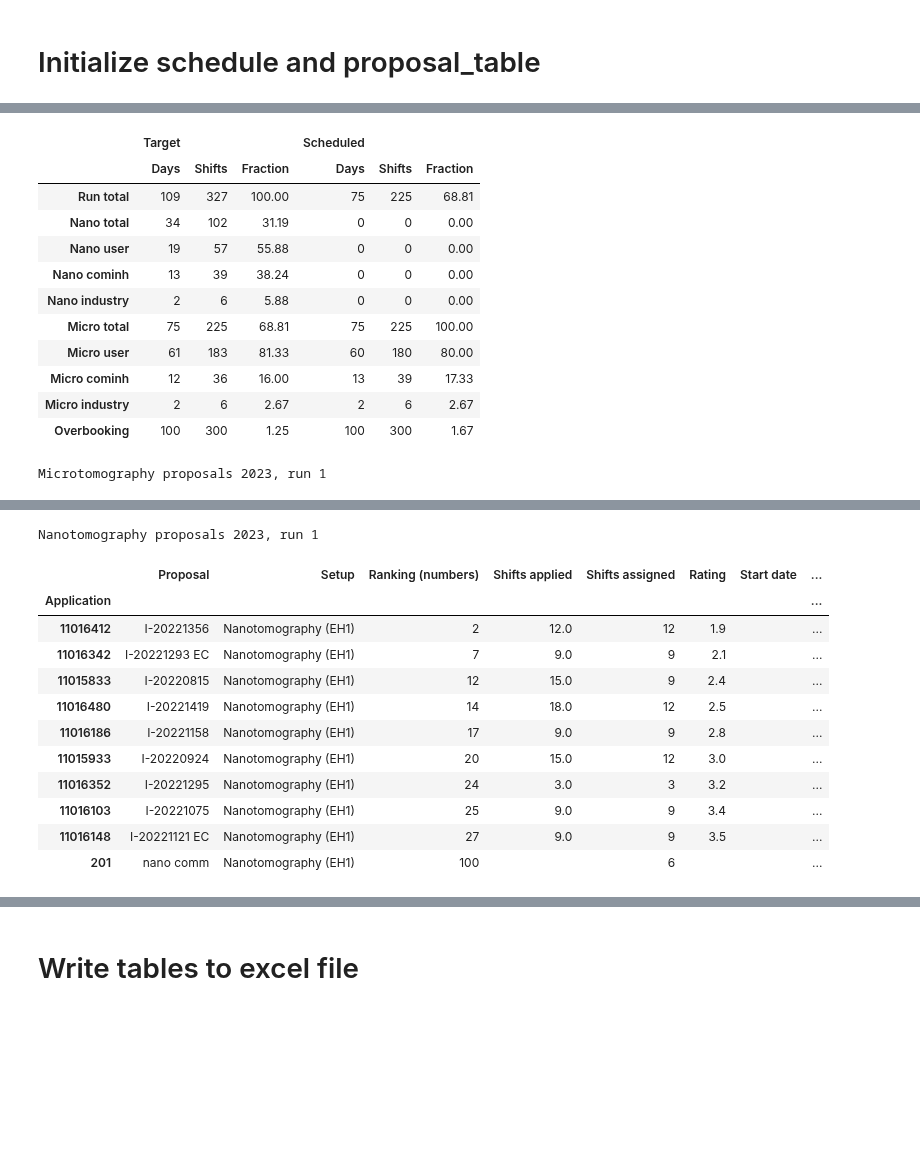
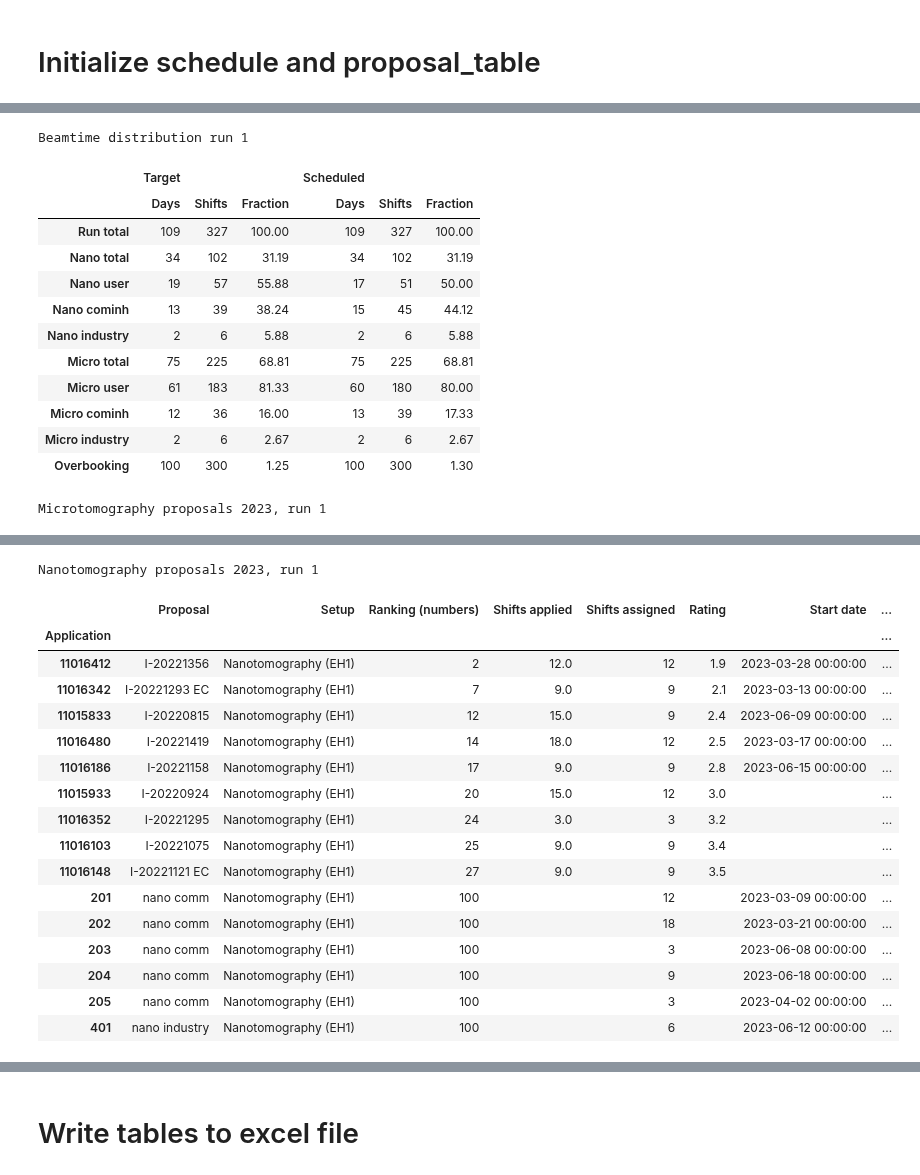
Before and after one commit to feinfinger/p05_scheduler, a Jupyter notebook: 2023_p05_schedule.ipynb, the cells around one changed output, grey strips where cells are left out. Drawn from its saved outputs; the diff is of its cells as text; code cells hidden in the pictures; blank space fills up the shorter version.

```diff
--- a/2023_p05_schedule.ipynb
+++ b/2023_p05_schedule.ipynb
@@ -875,7 +875,9 @@ class proposals:
             currdate = start_date+dt.timedelta(days=day)
             if type(pd.isna(self.table.loc[appid, "Unacceptable list"])) is not bool:
                 if currdate in self.table.loc[appid, 'Unacceptable list']:
-                    print("WARNING: {}: Applications {} is in the unacceptable time range.".format(currdate, int(appid)))
+                    leader = self.table.loc[appid, "Leader"]
+                    pi = self.table.loc[ appid, "PI"]
+                    print("WARNING: {}: Application {} ({} / {}) is in the unacceptable time range.".format(currdate.strftime("%Y-%b-%d"), int(appid), leader, pi))
 
     def _color_cutoff_micro(self, appid):
         micro = self.table[self.table['Setup'].str.contains('Microtomography')]
@@ -965,6 +967,8 @@ pro_run1.load_rating(rating_table_path_run1, sheet_name="final", proposal_column
 pro_run1.modify_beamtime_distribution(nano_total=34, nano_user=0.6, nano_industry_days=2, micro_user=0.84)
 
 # Add commissioning, inhouse, industry etc
+pro_run1.add_beamtime(11013127, proposal='I-20211523 EC', setup='micro', leader="Sket", pi="Sket", title='Grain boundary study in hexagonal microstructures by X-ray radiography and tomography during directional solidification', shifts=9, ranking=-1)
+pro_run1.add_beamtime(1000, proposal='BAG-20220731 EC', setup='micro', title='Evolutionary, taphonomic and palaeoecological study of resin-embedded organisms', shifts=3, leader="Delclos", pi="Peris", ranking=-1)
 pro_run1.add_beamtime(101, proposal='micro comm', setup='micro', title='micro commissioning', shifts=6)
 pro_run1.add_beamtime(102, proposal='micro comm', setup='micro', title='micro commissioning', shifts=9)
 pro_run1.add_beamtime(103, proposal='micro comm', setup='micro', title='micro commissioning', shifts=3)
@@ -972,14 +976,17 @@ pro_run1.add_beamtime(104, proposal='micro comm', setup='micro', title='micro co
 pro_run1.add_beamtime(105, proposal='micro comm', setup='micro', title='micro commissioning', shifts=6)
 pro_run1.add_beamtime(106, proposal='micro comm', setup='micro', title='micro commissioning', shifts=6)
 pro_run1.add_beamtime(107, proposal='micro comm', setup='micro', title='micro commissioning', shifts=6)
-
 pro_run1.add_beamtime(301, proposal='micro industry', setup='micro', title='micro industry', shifts=3)
 pro_run1.add_beamtime(302, proposal='micro industry', setup='micro', title='micro industry', shifts=3)
 
-pro_run1.add_beamtime(1000, proposal='BAG-20220731 EC', setup='micro', title='Evolutionary, taphonomic and palaeoecological study of resin-embedded organisms', shifts=3, leader="Delclos", pi="Peris", ranking=-1)
+pro_run1.add_beamtime(201, proposal='nano comm', setup='nano', title='nano commissioning', shifts=12)
+pro_run1.add_beamtime(202, proposal='nano comm', setup='nano', title='nano commissioning', shifts=18)
+pro_run1.add_beamtime(203, proposal='nano comm', setup='nano', title='nano commissioning', shifts=3)
+pro_run1.add_beamtime(204, proposal='nano comm', setup='nano', title='nano commissioning', shifts=9)
+pro_run1.add_beamtime(205, proposal='nano comm', setup='nano', title='nano commissioning', shifts=3)
+pro_run1.add_beamtime(401, proposal='nano industry', setup='nano', title='nano industry', shifts=6)
 
-pro_run1.add_beamtime(201, proposal='nano comm', setup='nano', title='nano commissioning', shifts=6)
-pro_run1.add_beamtime(11013127, proposal='I-20211523 EC', setup='micro', leader="Sket", pi="Sket", title='Grain boundary study in hexagonal microstructures by X-ray radiography and tomography during directional solidification', shifts=9, ranking=-1)
+
 
 # Modify unaceptables
 pro_run1.modify_unacceptables(11016412, None)
@@ -992,7 +999,7 @@ pro_run1.convert_unacceptables(verbose=False)
 
 # This next command is only needed once to prepare the assignment of proposals
 # Copy the output of this command below
-# pro_run1.print_assign_commands(instance_name="pro_run1")
+#ro_run1.print_assign_commands(instance_name="pro_run1")
 
 # Assign local contact, start date, shifts and comment to appilcations
 
@@ -1030,21 +1037,26 @@ pro_run1.assign(104, local_contact="", start_date=dt.datetime(2023, 7, 13))  # 3
 pro_run1.assign(105, local_contact="", start_date=dt.datetime(2023, 5, 8))  # 6 shifts -- Rank 100, None / None, Microtomography (EH2)
 pro_run1.assign(106, local_contact="", start_date=dt.datetime(2023, 6, 26))  # 6 shifts -- Rank 100, None / None, Microtomography (EH2)
 pro_run1.assign(107, local_contact="", start_date=dt.datetime(2023, 7, 10))  # 6 shifts -- Rank 100, None / None, Microtomography (EH2)
-pro_run1.assign(301, local_contact="", start_date=dt.datetime(2023, 6, 1))  # 3 shifts -- Rank 100, None / None, Microtomography (EH2)
-pro_run1.assign(302, local_contact="", start_date=dt.datetime(2023, 7, 3))  # 3 shifts -- Rank 100, None / None, Microtomography (EH2)
+pro_run1.assign(301, local_contact="FW", start_date=dt.datetime(2023, 6, 1))  # 3 shifts -- Rank 100, None / None, Microtomography (EH2)
+pro_run1.assign(302, local_contact="JH", start_date=dt.datetime(2023, 7, 3))  # 3 shifts -- Rank 100, None / None, Microtomography (EH2)
 
 # Nanotomography
 ################
-#  pro_run1.assign(11016412, local_contact="XX", start_date=dt.datetime(2023, 6, 8))  # 12 shifts -- Rank 2, Hesse / Hesse, Nanotomography (EH1)
-#  pro_run1.assign(11016342, local_contact="XX", start_date=dt.datetime(2023, 1, 1))  # 9 shifts -- Rank 7, Zippo / Zippo, Nanotomography (EH1)
-#  pro_run1.assign(11015833, local_contact="XX", start_date=dt.datetime(2023, 1, 1))  # 9 shifts -- Rank 12, Konchakova / Konchakova, Nanotomography (EH1)
-#  pro_run1.assign(11016480, local_contact="XX", start_date=dt.datetime(2023, 1, 1))  # 12 shifts -- Rank 14, Greving / Herzen, Nanotomography (EH1)
-#  pro_run1.assign(11016186, local_contact="XX", start_date=dt.datetime(2023, 1, 1))  # 9 shifts -- Rank 17, Tolnai / Tolnai, Nanotomography (EH1)
+pro_run1.assign(11016412, local_contact="SF", start_date=dt.datetime(2023, 3, 28))  # 12 shifts -- Rank 2, Hesse / Hesse, Nanotomography (EH1)
+pro_run1.assign(11016342, local_contact="IG", start_date=dt.datetime(2023, 3, 13))  # 9 shifts -- Rank 7, Zippo / Zippo, Nanotomography (EH1)
+pro_run1.assign(11015833, local_contact="IG", start_date=dt.datetime(2023, 6, 9))  # 9 shifts -- Rank 12, Konchakova / Konchakova, Nanotomography (EH1)
+pro_run1.assign(11016480, local_contact="SF", start_date=dt.datetime(2023, 3, 17))  # 12 shifts -- Rank 14, Greving / Herzen, Nanotomography (EH1)
+pro_run1.assign(11016186, local_contact="IG", start_date=dt.datetime(2023, 6, 15))  # 9 shifts -- Rank 17, Tolnai / Tolnai, Nanotomography (EH1)
 #  pro_run1.assign(11015933, local_contact="XX", start_date=dt.datetime(2023, 1, 1))  # 12 shifts -- Rank 20, Ni / Ni, Nanotomography (EH1)
 #  pro_run1.assign(11016352, local_contact="XX", start_date=dt.datetime(2023, 1, 1))  # 3 shifts -- Rank 24, Oliveira / Oliveira, Nanotomography (EH1)
 #  pro_run1.assign(11016103, local_contact="XX", start_date=dt.datetime(2023, 1, 1))  # 9 shifts -- Rank 25, Zeng / Xu, Nanotomography (EH1)
 #  pro_run1.assign(11016148, local_contact="XX", start_date=dt.datetime(2023, 1, 1))  # 9 shifts -- Rank 27, Soederberg / Gordeyeva, Nanotomography (EH1)
-#  pro_run1.assign(201, local_contact="XX", start_date=dt.datetime(2023, 1, 1))  # 6 shifts -- Rank 100, None / None, Nanotomography (EH1)
+pro_run1.assign(201, local_contact="", start_date=dt.datetime(2023, 3, 9))  # 12 shifts -- Rank 100, None / None, Nanotomography (EH1)
+pro_run1.assign(202, local_contact="", start_date=dt.datetime(2023, 3, 21))  # 15 shifts -- Rank 100, None / None, Nanotomography (EH1)
+pro_run1.assign(203, local_contact="", start_date=dt.datetime(2023, 6, 8))  # 3 shifts -- Rank 100, None / None, Nanotomography (EH1)
+pro_run1.assign(204, local_contact="", start_date=dt.datetime(2023, 6, 18))  # 9 shifts -- Rank 100, None / None, Nanotomography (EH1)
+pro_run1.assign(205, local_contact="XX", start_date=dt.datetime(2023, 4, 2))  # 3 shifts -- Rank 100, None / None, Nanotomography (EH1)
+pro_run1.assign(401, local_contact="IG", start_date=dt.datetime(2023, 6, 12))  # 2 shifts -- Rank 100, None / None, Nanotomography (EH1)
 
 pro_run1._update_beamtime_distribution()
 
@@ -1055,47 +1068,53 @@ Beamtime distribution run 1
+Beamtime distribution run 1
 |  | Target |  |  | Scheduled |  |  |
 |  | Days | Shifts | Fraction | Days | Shifts | Fraction |
-| Run total | 109 | 327 | 100.00 | 75 | 225 | 68.81 |
-| Nano total | 34 | 102 | 31.19 | 0 | 0 | 0.00 |
-| Nano user | 19 | 57 | 55.88 | 0 | 0 | 0.00 |
-| Nano cominh | 13 | 39 | 38.24 | 0 | 0 | 0.00 |
-| Nano industry | 2 | 6 | 5.88 | 0 | 0 | 0.00 |
-| Micro total | 75 | 225 | 68.81 | 75 | 225 | 100.00 |
+| Run total | 109 | 327 | 100.00 | 109 | 327 | 100.00 |
+| Nano total | 34 | 102 | 31.19 | 34 | 102 | 31.19 |
+| Nano user | 19 | 57 | 55.88 | 17 | 51 | 50.00 |
+| Nano cominh | 13 | 39 | 38.24 | 15 | 45 | 44.12 |
+| Nano industry | 2 | 6 | 5.88 | 2 | 6 | 5.88 |
+| Micro total | 75 | 225 | 68.81 | 75 | 225 | 68.81 |
 | Micro user | 61 | 183 | 81.33 | 60 | 180 | 80.00 |
 | Micro cominh | 12 | 36 | 16.00 | 13 | 39 | 17.33 |
 | Micro industry | 2 | 6 | 2.67 | 2 | 6 | 2.67 |
-| Overbooking | 100 | 300 | 1.25 | 100 | 300 | 1.67 |
+| Overbooking | 100 | 300 | 1.25 | 100 | 300 | 1.30 |
-Microtomography proposals 2023, run 1
+Microtomography proposals 2023, run 1
 |  | Proposal | Setup | Ranking (numbers) | Shifts applied | Shifts assigned | Rating | Start date | ... |
 | Application |  |  |  |  |  |  |  | ... |
 | 11016664 | BAG-20210019 | Microtomography (EH2) | -1 | 6.0 | 72 |  | 2023-04-28 00:00:00 | ... |
 | 11016663 | BAG-20210019 | Microtomography (EH2) | -1 | 12.0 | 72 |  | 2023-06-05 00:00:00 | ... |
 | 11016666 | BAG-20211054 | Microtomography (EH2) | -1 | 6.0 | 72 |  | 2023-02-27 00:00:00 | ... |
 | 11016665 | BAG-20211054 | Microtomography (EH2) | -1 | 12.0 | 72 |  | 2023-02-24 00:00:00 | ... |
 | 11016668 | BAG-20211055 | Microtomography (EH2) | -1 | 6.0 | 72 |  | 2023-04-17 00:00:00 | ... |
 | 11016667 | BAG-20211055 | Microtomography (EH2) | -1 | 12.0 | 72 |  | 2023-04-21 00:00:00 | ... |
 | 1000 | BAG-20220731 EC | Microtomography (EH2) | -1 |  | 3 |  | 2023-06-29 00:00:00 | ... |
 | 11013127 | I-20211523 EC | Microtomography (EH2) | -1 |  | 9 |  | 2023-06-02 00:00:00 | ... |
 | 11016379 | I-20221317 | Microtomography (EH2) | -1 | 6.0 | 6 |  | 2023-05-02 00:00:00 | ... |
 | 11016060 | I-20221037 | Microtomography (EH2) | 1 | 9.0 | 9 | 1.6 | 2023-05-05 00:00:00 | ... |
 | ... | ... | ... | ... | ... | ... | ... | ... | ... |
 | 105 | micro comm | Microtomography (EH2) | 100 |  | 6 |  | 2023-05-08 00:00:00 | ... |
 | 106 | micro comm | Microtomography (EH2) | 100 |  | 6 |  | 2023-06-26 00:00:00 | ... |
 | 107 | micro comm | Microtomography (EH2) | 100 |  | 6 |  | 2023-07-10 00:00:00 | ... |
 | 301 | micro industry | Microtomography (EH2) | 100 |  | 3 |  | 2023-06-01 00:00:00 | ... |
 | 302 | micro industry | Microtomography (EH2) | 100 |  | 3 |  | 2023-07-03 00:00:00 | ... |
-Nanotomography proposals 2023, run 1
+Nanotomography proposals 2023, run 1
 |  | Proposal | Setup | Ranking (numbers) | Shifts applied | Shifts assigned | Rating | Start date | ... |
 | Application |  |  |  |  |  |  |  | ... |
-| 11016412 | I-20221356 | Nanotomography (EH1) | 2 | 12.0 | 12 | 1.9 |  | ... |
-| 11016342 | I-20221293 EC | Nanotomography (EH1) | 7 | 9.0 | 9 | 2.1 |  | ... |
-| 11015833 | I-20220815 | Nanotomography (EH1) | 12 | 15.0 | 9 | 2.4 |  | ... |
-| 11016480 | I-20221419 | Nanotomography (EH1) | 14 | 18.0 | 12 | 2.5 |  | ... |
-| 11016186 | I-20221158 | Nanotomography (EH1) | 17 | 9.0 | 9 | 2.8 |  | ... |
+| 11016412 | I-20221356 | Nanotomography (EH1) | 2 | 12.0 | 12 | 1.9 | 2023-03-28 00:00:00 | ... |
+| 11016342 | I-20221293 EC | Nanotomography (EH1) | 7 | 9.0 | 9 | 2.1 | 2023-03-13 00:00:00 | ... |
+| 11015833 | I-20220815 | Nanotomography (EH1) | 12 | 15.0 | 9 | 2.4 | 2023-06-09 00:00:00 | ... |
+| 11016480 | I-20221419 | Nanotomography (EH1) | 14 | 18.0 | 12 | 2.5 | 2023-03-17 00:00:00 | ... |
+| 11016186 | I-20221158 | Nanotomography (EH1) | 17 | 9.0 | 9 | 2.8 | 2023-06-15 00:00:00 | ... |
 | 11015933 | I-20220924 | Nanotomography (EH1) | 20 | 15.0 | 12 | 3.0 |  | ... |
 | 11016352 | I-20221295 | Nanotomography (EH1) | 24 | 3.0 | 3 | 3.2 |  | ... |
 | 11016103 | I-20221075 | Nanotomography (EH1) | 25 | 9.0 | 9 | 3.4 |  | ... |
 | 11016148 | I-20221121 EC | Nanotomography (EH1) | 27 | 9.0 | 9 | 3.5 |  | ... |
-| 201 | nano comm | Nanotomography (EH1) | 100 |  | 6 |  |  | ... |
+| 201 | nano comm | Nanotomography (EH1) | 100 |  | 12 |  | 2023-03-09 00:00:00 | ... |
+| 202 | nano comm | Nanotomography (EH1) | 100 |  | 18 |  | 2023-03-21 00:00:00 | ... |
+| 203 | nano comm | Nanotomography (EH1) | 100 |  | 3 |  | 2023-06-08 00:00:00 | ... |
+| 204 | nano comm | Nanotomography (EH1) | 100 |  | 9 |  | 2023-06-18 00:00:00 | ... |
+| 205 | nano comm | Nanotomography (EH1) | 100 |  | 3 |  | 2023-04-02 00:00:00 | ... |
+| 401 | nano industry | Nanotomography (EH1) | 100 |  | 6 |  | 2023-06-12 00:00:00 | ... |
 # %%
 # preassign nano and micro
 sch.init()
```
Also changed, not shown: parts of 3 cells of this notebook.
